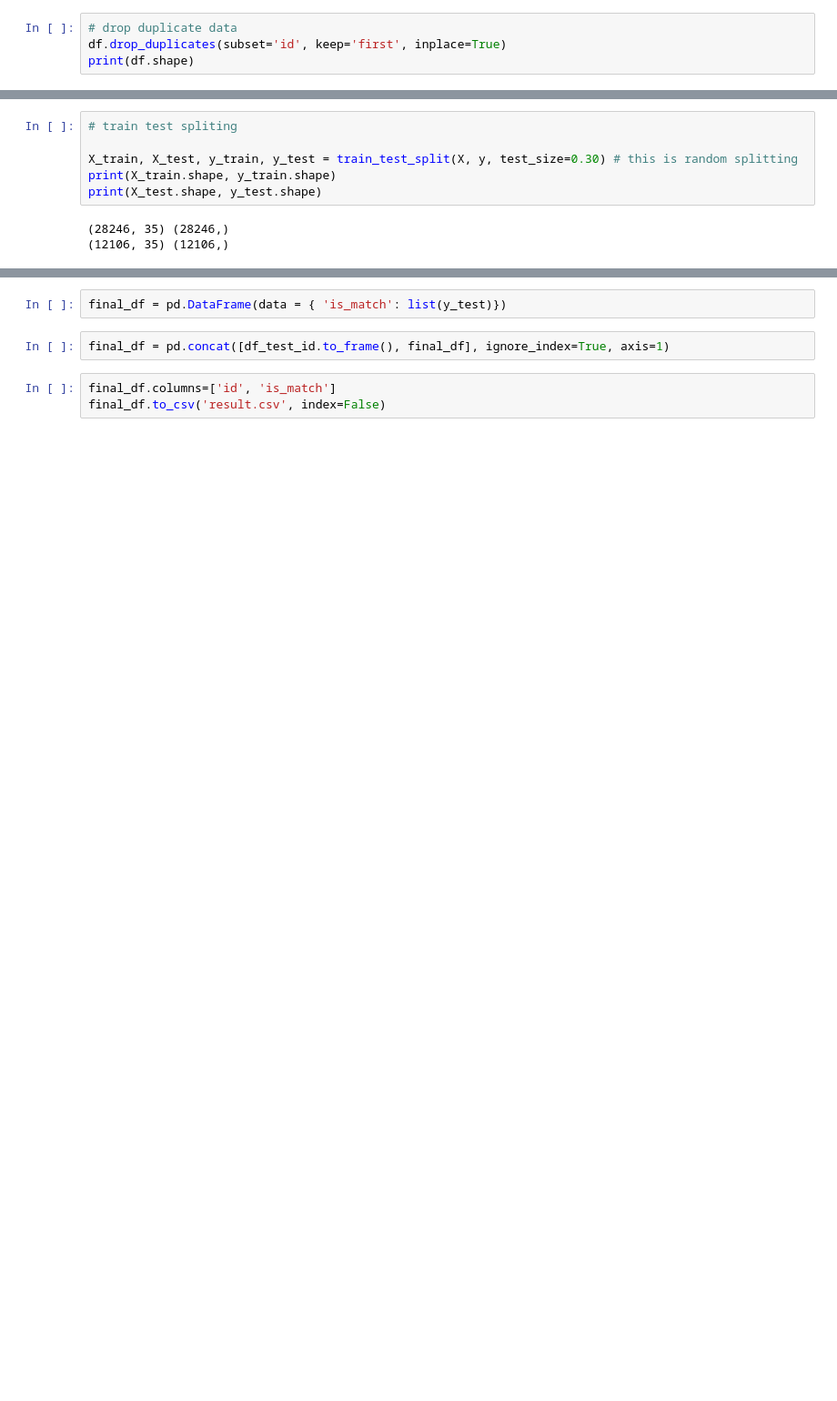
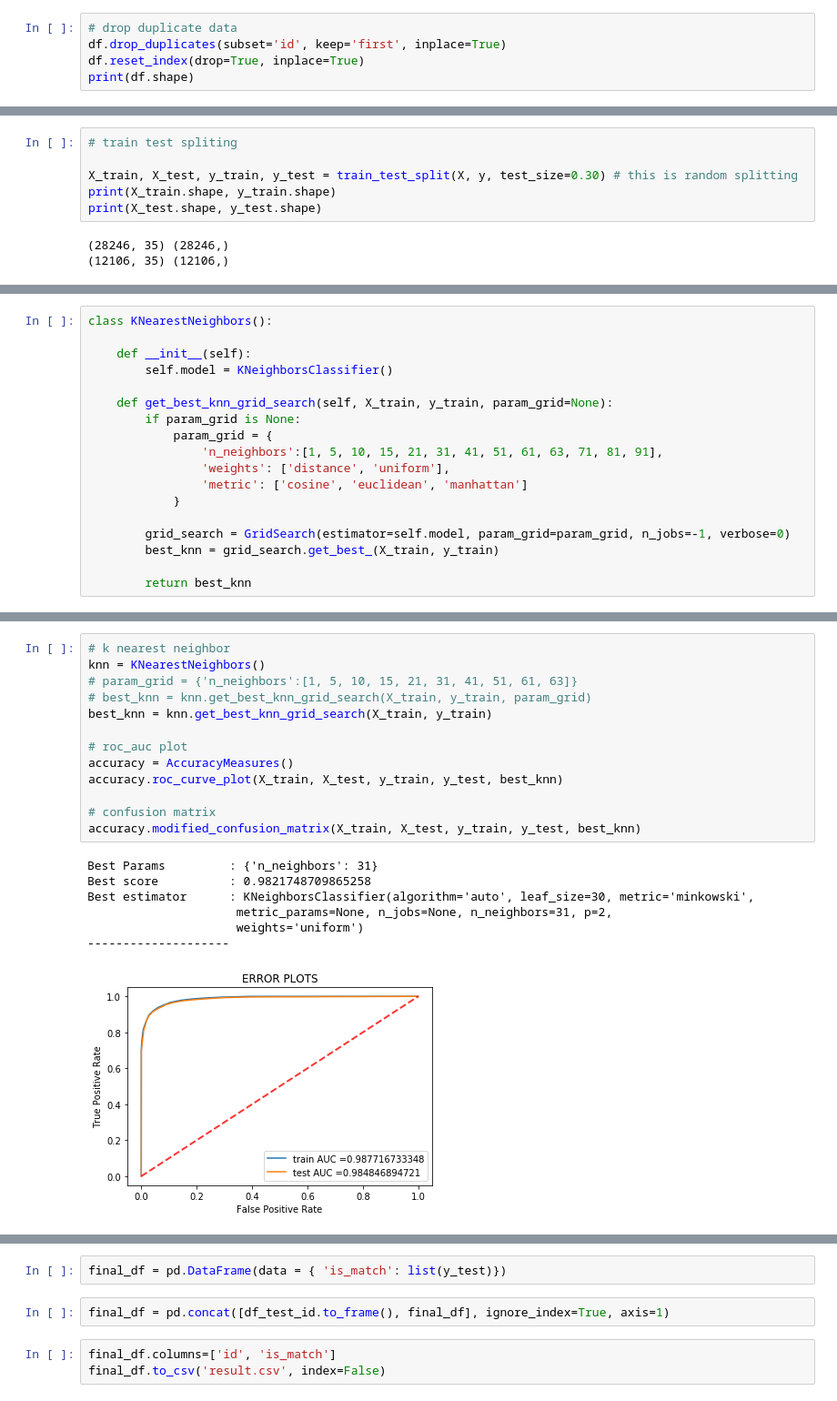
Before and after one commit to DineshDevPandey/machine_learning_portfolio, a Jupyter notebook: address_matching/address_match.ipynb, the cells around one changed output, grey strips where cells are left out. Shown: that part at 91% size. Cells and saved outputs as stored; diff of their text form; blank space fills up the shorter version.

Commit message:
knn and random forest with accuracy measures

```diff
--- a/address_matching/address_match.ipynb
+++ b/address_matching/address_match.ipynb
@@ -87,6 +87,7 @@ df[df.id == '12258#12259']
 # %%
 # drop duplicate data
 df.drop_duplicates(subset='id', keep='first', inplace=True)
+df.reset_index(drop=True, inplace=True)
 print(df.shape)
 # %% [output]
 (27821, 31)
@@ -394,0 +386,18 @@ KNeighborsClassifier(algorithm='auto', leaf_size=30, metric='minkowski',
+# %%
+class KNearestNeighbors():
+
+    def __init__(self):
+        self.model = KNeighborsClassifier()
+
+    def get_best_knn_grid_search(self, X_train, y_train, param_grid=None):
+        if param_grid is None:
+            param_grid = {
+                'n_neighbors':[1, 5, 10, 15, 21, 31, 41, 51, 61, 63, 71, 81, 91],
+                'weights': ['distance', 'uniform'],
+                'metric': ['cosine', 'euclidean', 'manhattan']
+            }
+
+        grid_search = GridSearch(estimator=self.model, param_grid=param_grid, n_jobs=-1, verbose=0)
+        best_knn = grid_search.get_best_(X_train, y_train)
+
+        return best_knn
@@ -430,0 +482,21 @@ Test confusion matrix
+# %%
+# k nearest neighbor
+knn = KNearestNeighbors()
+# param_grid = {'n_neighbors':[1, 5, 10, 15, 21, 31, 41, 51, 61, 63]}
+# best_knn = knn.get_best_knn_grid_search(X_train, y_train, param_grid)
+best_knn = knn.get_best_knn_grid_search(X_train, y_train)
+
+# roc_auc plot
+accuracy = AccuracyMeasures()
+accuracy.roc_curve_plot(X_train, X_test, y_train, y_test, best_knn)
+
+# confusion matrix
+accuracy.modified_confusion_matrix(X_train, X_test, y_train, y_test, best_knn)
+# %% [output]
+Best Params         : {'n_neighbors': 31}
+Best score          : 0.9821748709865258
+Best estimator      : KNeighborsClassifier(algorithm='auto', leaf_size=30, metric='minkowski',
+                     metric_params=None, n_jobs=None, n_neighbors=31, p=2,
+                     weights='uniform')
+--------------------
+[figure, added]
```
Also changed, not shown: parts of 26 cells of this notebook.
